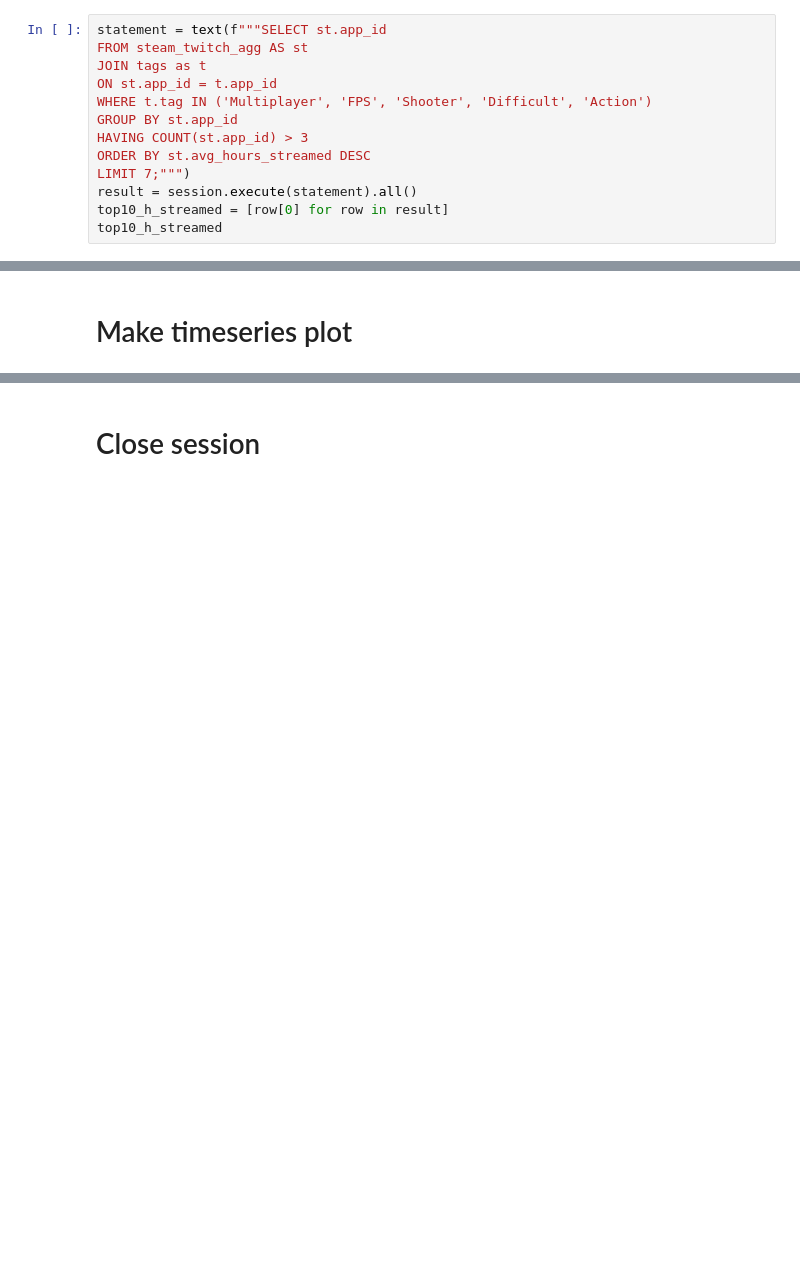
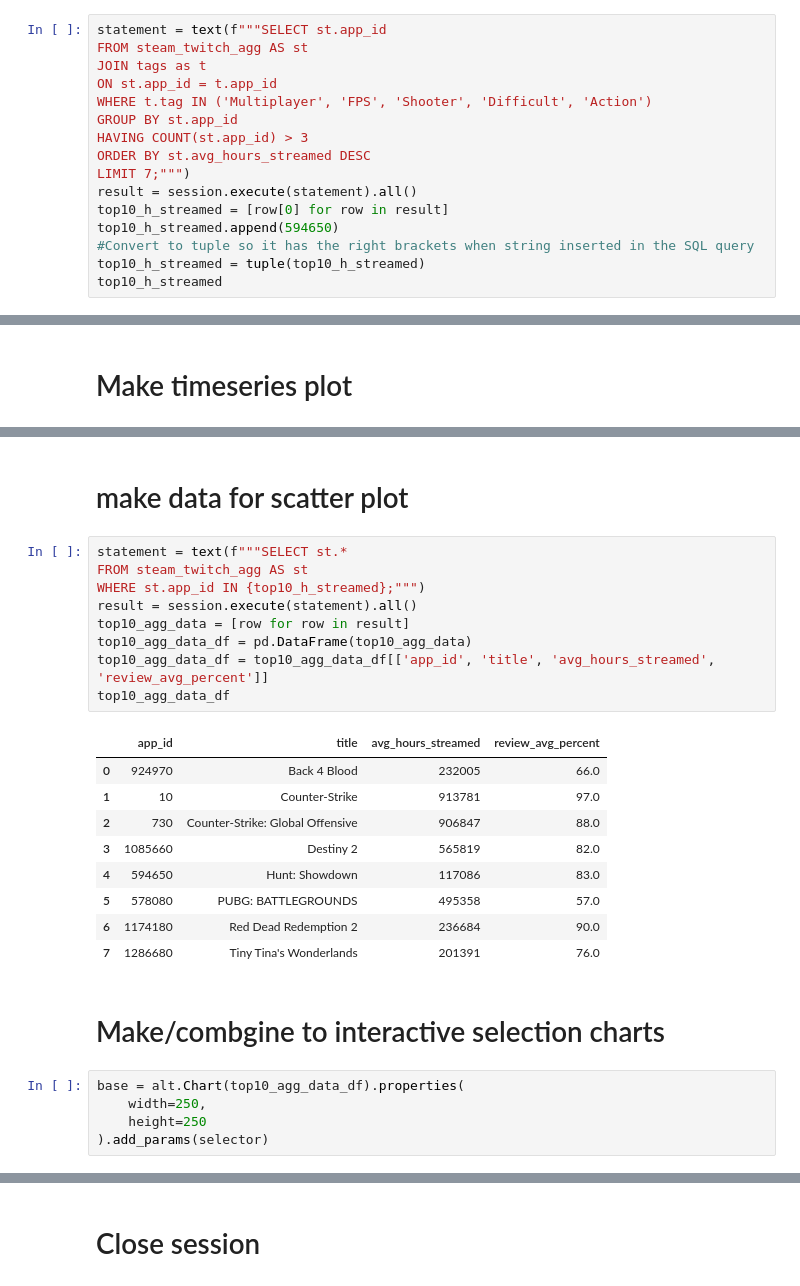
Before and after one commit to rponticelli0/Project_3_Group_7, a Jupyter notebook: timeseries_base.ipynb, the cells around one changed output, grey strips where cells are left out. Drawn from its saved outputs; the diff is of its cells as text; blank space fills up the shorter version.

Commit message:
initial plot and interactivity framework done. have to join second dataset for second plot

```diff
--- a/timeseries_base.ipynb
+++ b/timeseries_base.ipynb
@@ -196,5 +196,8 @@ ORDER BY st.avg_hours_streamed DESC
 LIMIT 7;""")
 result = session.execute(statement).all()
 top10_h_streamed = [row[0] for row in result]
+top10_h_streamed.append(594650)
+#Convert to tuple so it has the right brackets when string inserted in the SQL query
+top10_h_streamed = tuple(top10_h_streamed)
 top10_h_streamed
 # %% [output]
@@ -223,3 +235,31 @@ lines = alt.Chart(top_10_df).mark_line().encode(x='date', y='hours_streamed', co
 lines
 # %% [output]
 [interactive output not drawn]
+# %% [markdown]
+# make data for scatter plot
+# %%
+statement = text(f"""SELECT st.*
+FROM steam_twitch_agg AS st
+WHERE st.app_id IN {top10_h_streamed};""")
+result = session.execute(statement).all()
+top10_agg_data = [row for row in result]
+top10_agg_data_df = pd.DataFrame(top10_agg_data)
+top10_agg_data_df = top10_agg_data_df[['app_id', 'title', 'avg_hours_streamed', 'review_avg_percent']]
+top10_agg_data_df
+# %% [output]
+|  | app_id | title | avg_hours_streamed | review_avg_percent |
+| 0 | 924970 | Back 4 Blood | 232005 | 66.0 |
+| 1 | 10 | Counter-Strike | 913781 | 97.0 |
+| 2 | 730 | Counter-Strike: Global Offensive | 906847 | 88.0 |
+| 3 | 1085660 | Destiny 2 | 565819 | 82.0 |
+| 4 | 594650 | Hunt: Showdown | 117086 | 83.0 |
+| 5 | 578080 | PUBG: BATTLEGROUNDS | 495358 | 57.0 |
+| 6 | 1174180 | Red Dead Redemption 2 | 236684 | 90.0 |
+| 7 | 1286680 | Tiny Tina's Wonderlands | 201391 | 76.0 |
+# %% [markdown]
+# Make/combgine to interactive selection charts
+# %%
+base = alt.Chart(top10_agg_data_df).properties(
+    width=250,
+    height=250
+).add_params(selector)
```
Also changed, not shown: parts of 8 cells of this notebook.
